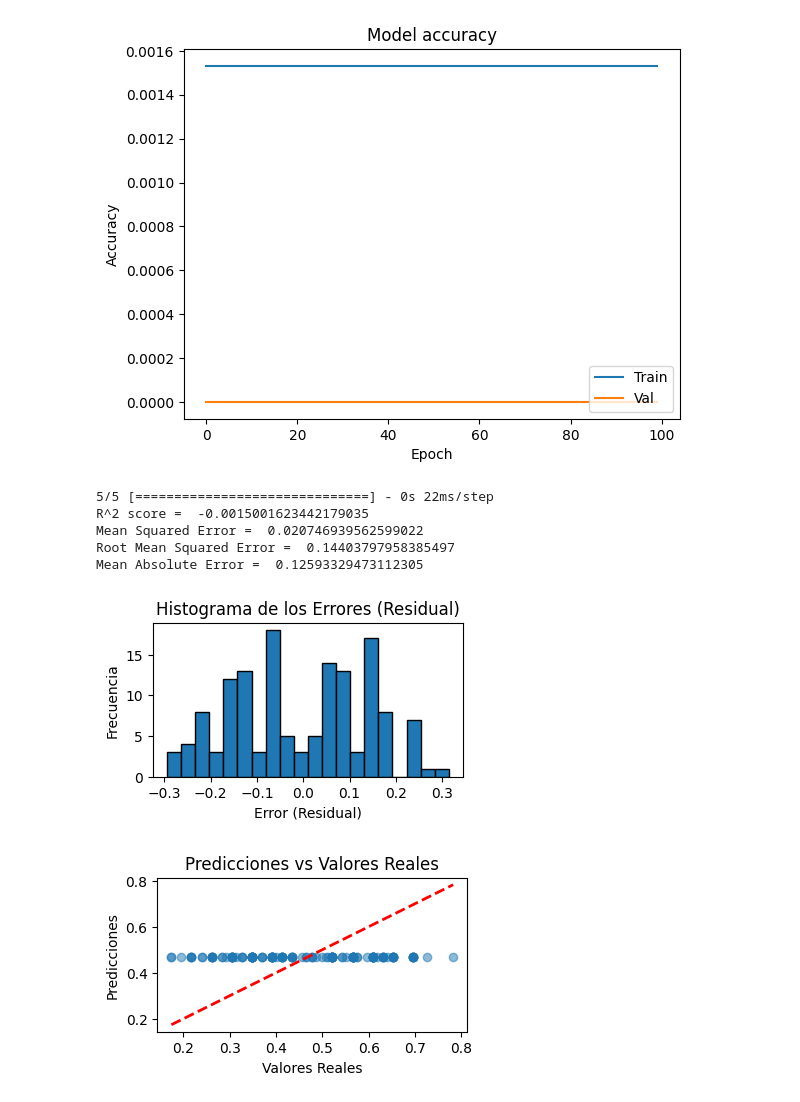
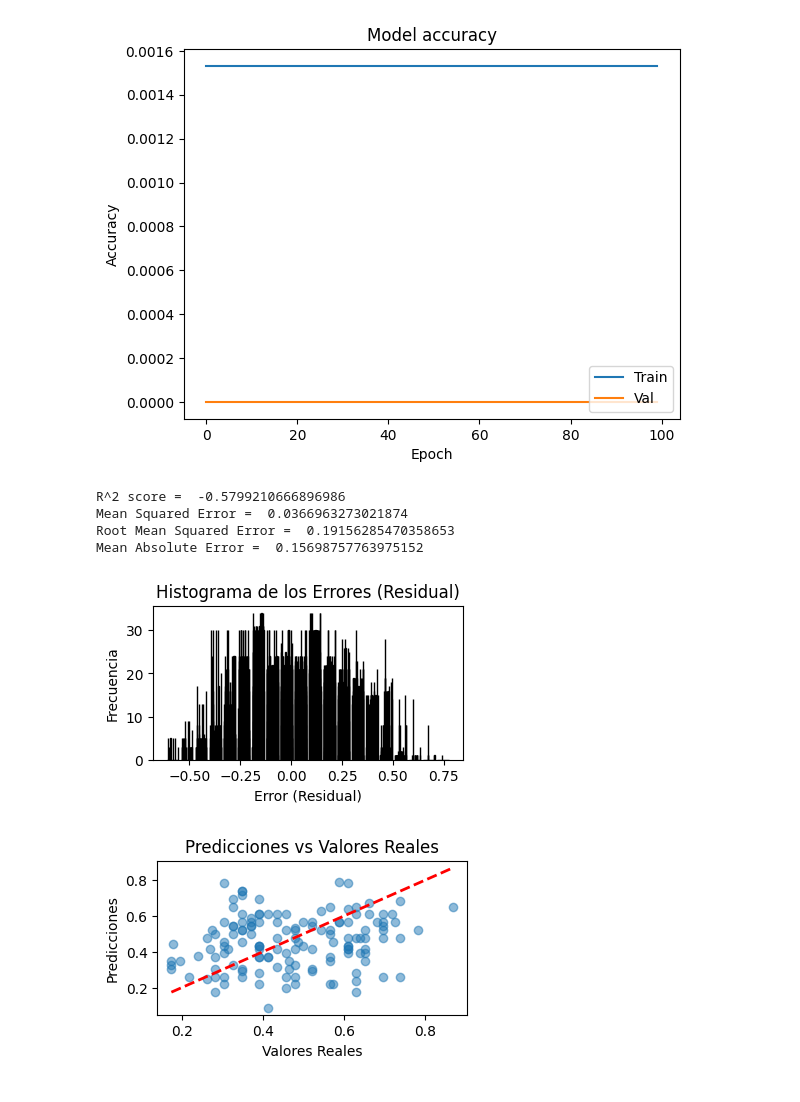
Before and after one commit to omoranav/Talento_Tech, a Jupyter notebook: Deep_Learning_Fundamentals_regresión_oemn.ipynb, the cells around one changed output. Drawn from its saved outputs; the diff is of its cells as text; code cells hidden in the pictures.

```diff
--- a/Deep_Learning_Fundamentals_regresión_oemn.ipynb
+++ b/Deep_Learning_Fundamentals_regresión_oemn.ipynb
@@ -522,0 +521,10 @@ X_val, X_test, Y_val, Y_test = train_test_split(X_val_and_test, Y_val_and_test,
+# %%
+X_val, X_test, Y_val, Y_test = train_test_split(X_val_and_test, Y_val_and_test, test_size=0.5)
+
+# Eliminar una fila específica (por ejemplo, la primera fila)
+X_test = np.delete(X_test, 0, axis=0)
+Y_test = np.delete(Y_test, 0, axis=0)
+
+print("Longitud de Y_test:", len(Y_test))
+print("Longitud de Y_val:", len(Y_val))
+print("Longitud de Y_train:", len(Y_train))
@@ -538,0 +561,12 @@ from keras.layers import Dense
+# %%
+# Asegurarse de que y_train y y_test tengan la forma correcta
+Y_train = Y_train.ravel()
+Y_test = Y_test.ravel()
+
+#Entrenar el modelo
+model.fit(X_train, Y_train)
+
+#Realizar predicciones del modelo en el conjunto de prueba
+Y_pred = model.predict(X_test)
+#print (Y_test)
+#print(Y_pred)
@@ -791,44 +847,41 @@ plt.show()
 # %% [output]
 [figure]
 # %%
-# Hacer predicciones
-predictions = model_3.predict(X_test)
 
 # Evaluar el modelo con métricas de regresión
-r2 = r2_score(Y_test, predictions)
-mse = mean_squared_error(Y_test, predictions)
-rmse = mean_squared_error(Y_test, predictions)**0.5
-mae = mean_absolute_error(Y_test, predictions)
+r2 = r2_score(Y_test, Y_val)
+mse = mean_squared_error(Y_test, Y_val)
+rmse = mean_squared_error(Y_test, Y_val)**0.5
+mae = mean_absolute_error(Y_test, Y_val)
 
 print('R^2 score = ', r2)
 print('Mean Squared Error = ', mse)
 print('Root Mean Squared Error = ', rmse)
 print('Mean Absolute Error = ', mae)
 
 # Calcular los errores (residuales)
-error = Y_test - predictions
+error = Y_test - Y_val
 
 # Mostrar el histograma de los errores
 plt.figure(figsize=(4, 2))  # Reducir el tamaño de la figura
 plt.hist(error, bins=20, edgecolor='black')
 plt.xlabel('Error (Residual)')
 plt.ylabel('Frecuencia')
 plt.title('Histograma de los Errores (Residual)')
 plt.show()
 
 # Visualización de las predicciones vs valores reales
 plt.figure(figsize=(4, 2))  # Reducir el tamaño de la figura
-plt.scatter(Y_test, predictions, alpha=0.5)
+plt.scatter(Y_test, Y_val, alpha=0.5)
 plt.plot([Y_test.min(), Y_test.max()], [Y_test.min(), Y_test.max()], 'r--', lw=2)
 plt.xlabel('Valores Reales')
 plt.ylabel('Predicciones')
 plt.title('Predicciones vs Valores Reales')
 plt.show()
 # %% [output]
-5/5 [==============================] - 0s 22ms/step
-R^2 score =  -0.0015001623442179035
-Mean Squared Error =  0.020746939562599022
-Root Mean Squared Error =  0.14403797958385497
-Mean Absolute Error =  0.12593329473112305
+R^2 score =  -0.5799210666896986
+Mean Squared Error =  0.0366963273021874
+Root Mean Squared Error =  0.19156285470358653
+Mean Absolute Error =  0.15698757763975152
-[figure, old version]
+[figure, new version]
-[figure, old version]
+[figure, new version]
```
Also changed, not shown: parts of 19 cells of this notebook, 2 other files.
